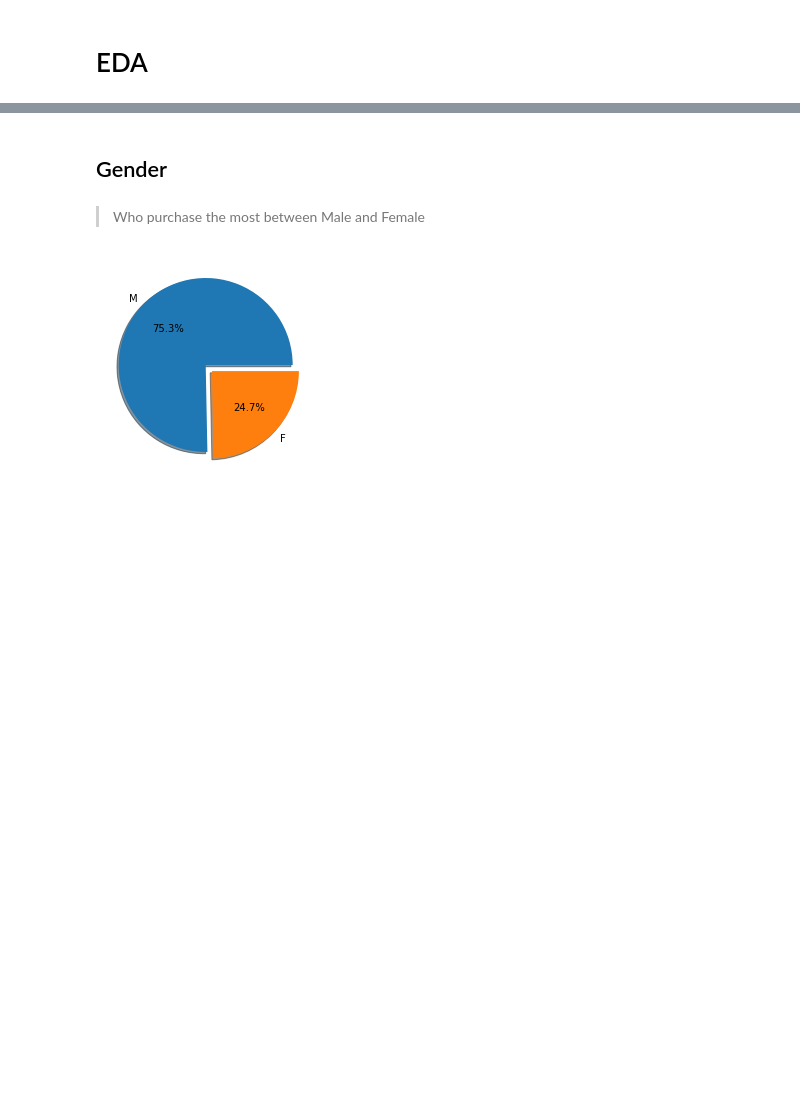
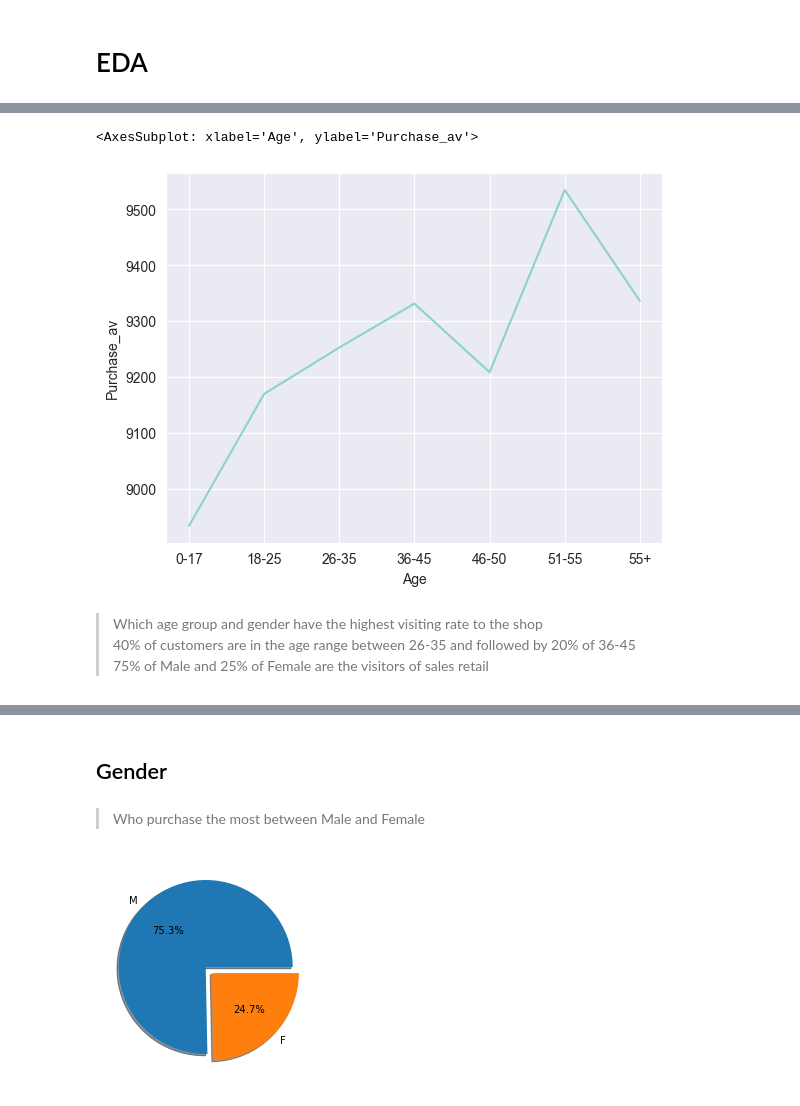
Before and after one commit to Laaroyussuf/Black-Friday-Purchase_Prediction, a Jupyter notebook: BlackFridaySale.ipynb, the cells around one changed output, grey strips where cells are left out. Drawn from its saved outputs; the diff is of its cells as text; code cells hidden in the pictures; blank space fills up the shorter version.

```diff
--- a/BlackFridaySale.ipynb
+++ b/BlackFridaySale.ipynb
@@ -189,0 +196,4 @@ train_set.describe(include='all').T
+# %%
+
+age_df = train_set.groupby('Age')['Purchase'].mean()
+age_df = pd.DataFrame({'Age': age_df.index, 'Purchase_av': age_df.values})
@@ -189,0 +211,10 @@ train_set.describe(include='all').T
+# %%
+sns.set_style("darkgrid")
+sns.lineplot(data=age_df, x="Age", y="Purchase_av")
+# %% [output]
+<AxesSubplot: xlabel='Age', ylabel='Purchase_av'>
+[figure, added]
+# %% [markdown]
+> Which age group and gender have the highest visiting rate to the shop
+> 40% of customers are in the age range between 26-35 and followed by 20% of 36-45
+> 75% of Male and 25% of Female are the visitors of sales retail
```
Also changed, not shown: parts of 14 cells of this notebook, 1 other file.
